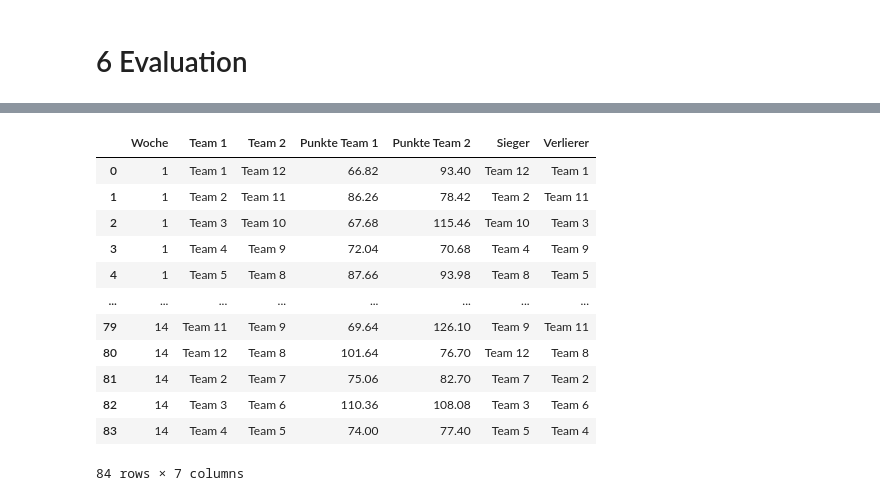
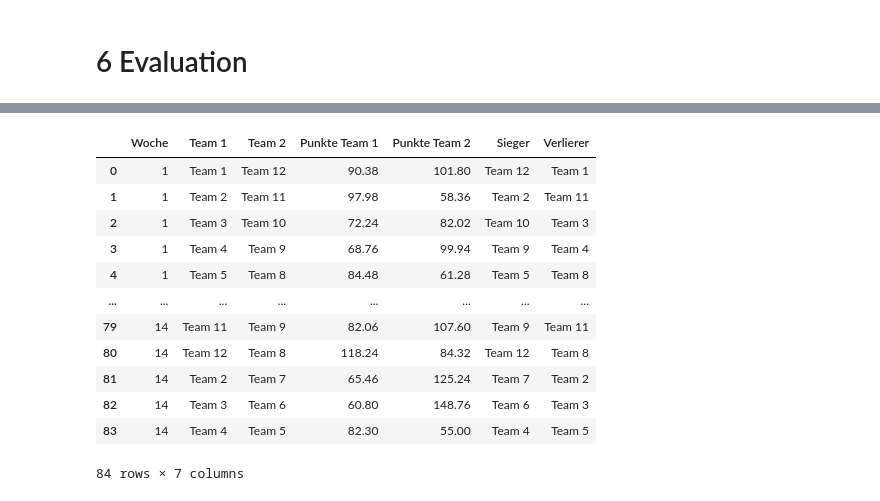
Before and after one commit to alexk2206/Data_Driven_Fantasy_Football, a Jupyter notebook: Mixed_Integer_Problem_for_Draft_Optimization.ipynb, the cells around one changed output, grey strips where cells are left out. Saved outputs shown, nothing was run; the diff lists cells and outputs as text; code cells hidden in the pictures.

```diff
--- a/Mixed_Integer_Problem_for_Draft_Optimization.ipynb
+++ b/Mixed_Integer_Problem_for_Draft_Optimization.ipynb
@@ -120,0 +145,16 @@ real_data
+# %%
+adp_names = player_adp['Player'].unique().tolist()
+adp_pos_dict = dict(zip(player_adp['Player'], player_adp['POS']))
+
+def match_name_with_pos(name, pos, reference_list, reference_pos_dict, cutoff=85.5):
+    filtered_candidates = [p for p in reference_list if reference_pos_dict.get(p) == pos]
+    result = process.extractOne(name, filtered_candidates, score_cutoff=cutoff)
+    return result[0] if result else None
+
+real_data['Player'] = real_data.apply(
+    lambda row: match_name_with_pos(row['Player'], row['POS'], adp_names, adp_pos_dict),
+    axis=1
+)
+real_data = real_data.drop_duplicates(subset=['Player', 'POS', 'week'], keep='first')
+
+real_data = real_data[real_data['Player'].notnull()].copy()
@@ -238,7 +328,7 @@ players            = (season_projections[['Player', 'POS', 'ADP', 'TTL', 'dropof
                       .reset_index(drop=True))
 players['Rank']    = players.index + 1
 
-players_list       = players['Player'].copy().tolist()
+players_list       = players['Player'].dropna().copy().tolist()
 positions          = {'QB', 'RB', 'WR', 'TE', 'K', 'DST', 'FLEX'}
 flex_eligible      = {'RB', 'WR', 'TE'}
 weeks              = list(range(1, 18))
@@ -260,17 +350,17 @@ season_projections_dict = {
 beta               = {t: 120.0 for t in weeks}
 alpha              = 0.3
 lambda_0           = 1
-lambda_1           = 3
-lambda_2           = 4
-lambda_3           = 0.5
-lambda_4           = 40
+lambda_1           = 1
+lambda_2           = 2
+lambda_3           = 5
+lambda_4           = 0.25
 df_sorted          = players.sort_values('Rank').reset_index(drop=True)
 topk_pct           = 0.0025
 
 # 2. DRAFT ORDER SETUP
 
 teams              = [f'Team {i+1}' for i in range(num_teams)]
-DM_team            = 'Team 1'
+DM_team            = 'Team 6'
 
 draft_order        = []
 for rnd in range(num_rounds):
@@ -313,8 +403,9 @@ for pick_idx, team in enumerate(draft_order, start=1):
         if len(ranks) != 1:
             print(f'Problem bei Spieler {p}: Anzahl gefundener Ränge = {len(ranks)}')
 
-    remaining_players = sorted(available, key=lambda p: df_sorted.loc[df_sorted.Player == p, 'Rank'].item())
-    Rk                = {p: i+1 for i, p in enumerate(remaining_players)}
+    rank_dict = dict(zip(df_sorted['Player'], df_sorted['Rank']))
+    remaining_players = sorted(available, key=lambda p: rank_dict.get(p, float('inf')))
+    Rk = {p: i + 1 for i, p in enumerate(remaining_players)}
     player_vars       = set(remaining_players) | set(rosters[team])
     picks_remaining   = num_rounds - len(rosters[team])
 
@@ -561,50 +652,50 @@ def get_best_lineup(team, week, roster_projections, lineup_req):
     return pd.concat(lineup)
 
 
-# Punkte aus weekly_data holen
-def get_actual_points(lineup, week, weekly_data):
+# Punkte aus real_data holen
+def get_actual_points(lineup, week, real_data):
     merged = lineup.merge(
-        weekly_data[weekly_data['week'] == week],
-        left_on='Player', right_on='player_display_name', how='left'
+        real_data[real_data['week'] == week],
+        left_on='Player', right_on='Player', how='left'
     )
     # Fülle fehlende Werte (z.B. bei Bye Weeks) mit 0
     merged['fantasy_points_ppr'] = merged['fantasy_points_ppr'].fillna(0)
     return merged['fantasy_points_ppr'].sum()
 
 # Für alle Wochen und alle Matchups durchlaufen
 results = []
 for week_idx, matchups in enumerate(reg_schedule, 1):
     for team1, team2 in matchups:
         lineup1 = get_best_lineup(team1, week_idx, roster_projections, lineup_req)
         lineup2 = get_best_lineup(team2, week_idx, roster_projections, lineup_req)
         points1 = get_actual_points(lineup1, week_idx, real_data)
         points2 = get_actual_points(lineup2, week_idx, real_data)
         winner = team1 if points1 > points2 else team2 if points2 > points1 else 'Unentschieden'
         loser = team1 if points1 < points2 else team2 if points2 < points1 else 'Unentschieden'
         results.append({
             'Woche': week_idx,
             'Team 1': team1,
             'Team 2': team2,
             'Punkte Team 1': points1,
             'Punkte Team 2': points2,
             'Sieger': winner,
             'Verlierer': loser
         })
 df_results = pd.DataFrame(results)
 df_results
 # %% [output]
 |  | Woche | Team 1 | Team 2 | Punkte Team 1 | Punkte Team 2 | Sieger | Verlierer |
-| 0 | 1 | Team 1 | Team 12 | 66.82 | 93.40 | Team 12 | Team 1 |
-| 1 | 1 | Team 2 | Team 11 | 86.26 | 78.42 | Team 2 | Team 11 |
-| 2 | 1 | Team 3 | Team 10 | 67.68 | 115.46 | Team 10 | Team 3 |
-| 3 | 1 | Team 4 | Team 9 | 72.04 | 70.68 | Team 4 | Team 9 |
-| 4 | 1 | Team 5 | Team 8 | 87.66 | 93.98 | Team 8 | Team 5 |
+| 0 | 1 | Team 1 | Team 12 | 90.38 | 101.80 | Team 12 | Team 1 |
+| 1 | 1 | Team 2 | Team 11 | 97.98 | 58.36 | Team 2 | Team 11 |
+| 2 | 1 | Team 3 | Team 10 | 72.24 | 82.02 | Team 10 | Team 3 |
+| 3 | 1 | Team 4 | Team 9 | 68.76 | 99.94 | Team 9 | Team 4 |
+| 4 | 1 | Team 5 | Team 8 | 84.48 | 61.28 | Team 5 | Team 8 |
 | ... | ... | ... | ... | ... | ... | ... | ... |
-| 79 | 14 | Team 11 | Team 9 | 69.64 | 126.10 | Team 9 | Team 11 |
-| 80 | 14 | Team 12 | Team 8 | 101.64 | 76.70 | Team 12 | Team 8 |
-| 81 | 14 | Team 2 | Team 7 | 75.06 | 82.70 | Team 7 | Team 2 |
-| 82 | 14 | Team 3 | Team 6 | 110.36 | 108.08 | Team 3 | Team 6 |
-| 83 | 14 | Team 4 | Team 5 | 74.00 | 77.40 | Team 5 | Team 4 |
+| 79 | 14 | Team 11 | Team 9 | 82.06 | 107.60 | Team 9 | Team 11 |
+| 80 | 14 | Team 12 | Team 8 | 118.24 | 84.32 | Team 12 | Team 8 |
+| 81 | 14 | Team 2 | Team 7 | 65.46 | 125.24 | Team 7 | Team 2 |
+| 82 | 14 | Team 3 | Team 6 | 60.80 | 148.76 | Team 6 | Team 3 |
+| 83 | 14 | Team 4 | Team 5 | 82.30 | 55.00 | Team 4 | Team 5 |
 84 rows × 7 columns
 # %%
 def get_lineup_and_bench(team, week, roster_projections, real_data, lineup_req):
```
Also changed, not shown: parts of 11 cells of this notebook.
